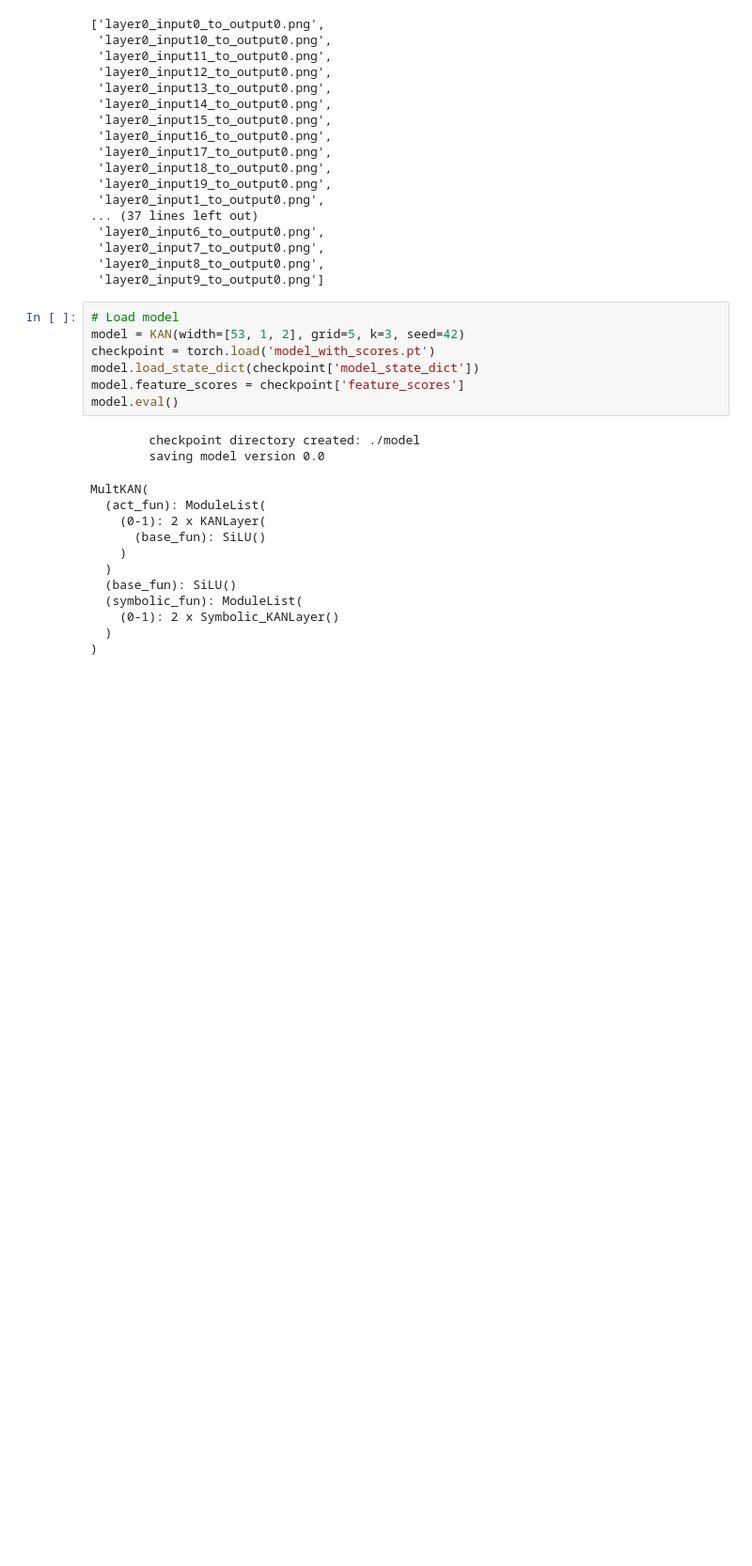
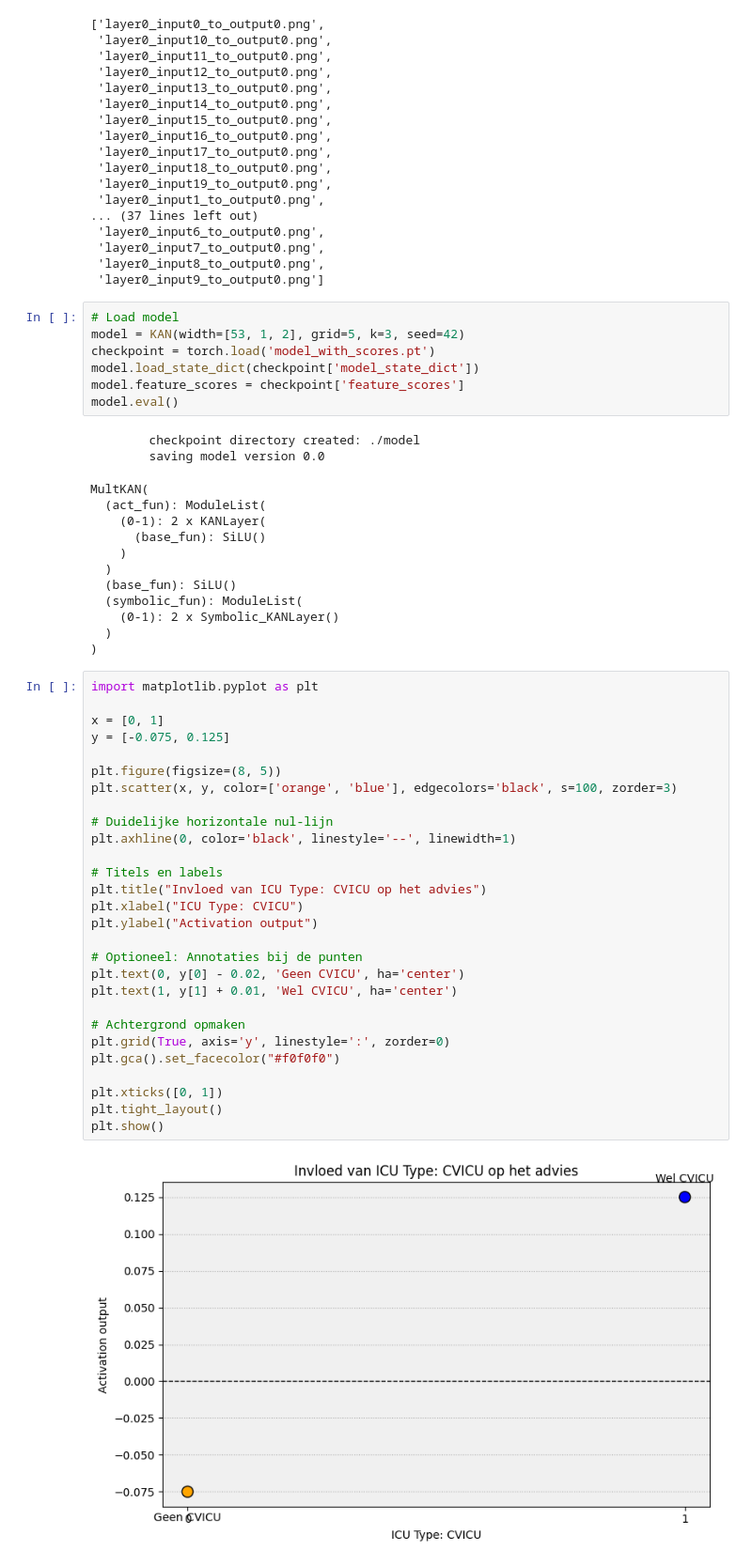
Before and after one commit to TaravMierlo/KAN, a Jupyter notebook: test.ipynb, the cells around one changed output. Shown at 94% size. Cells and saved outputs as stored; diff of their text form; blank space fills up the shorter version.

```diff
--- a/test.ipynb
+++ b/test.ipynb
@@ -334,3 +334,33 @@ MultKAN(
     (0-1): 2 x Symbolic_KANLayer()
   )
 )
+# %%
+import matplotlib.pyplot as plt
+
+x = [0, 1]
+y = [-0.075, 0.125]
+
+plt.figure(figsize=(8, 5))
+plt.scatter(x, y, color=['orange', 'blue'], edgecolors='black', s=100, zorder=3)
+
+# Duidelijke horizontale nul-lijn
+plt.axhline(0, color='black', linestyle='--', linewidth=1)
+
+# Titels en labels
+plt.title("Invloed van ICU Type: CVICU op het advies")
+plt.xlabel("ICU Type: CVICU")
+plt.ylabel("Activation output")
+
+# Optioneel: Annotaties bij de punten
+plt.text(0, y[0] - 0.02, 'Geen CVICU', ha='center')
+plt.text(1, y[1] + 0.01, 'Wel CVICU', ha='center')
+
+# Achtergrond opmaken
+plt.grid(True, axis='y', linestyle=':', zorder=0)
+plt.gca().set_facecolor("#f0f0f0")
+
+plt.xticks([0, 1])
+plt.tight_layout()
+plt.show()
+# %% [output]
+[figure, added]
```
Also changed, not shown: 2 other files.
